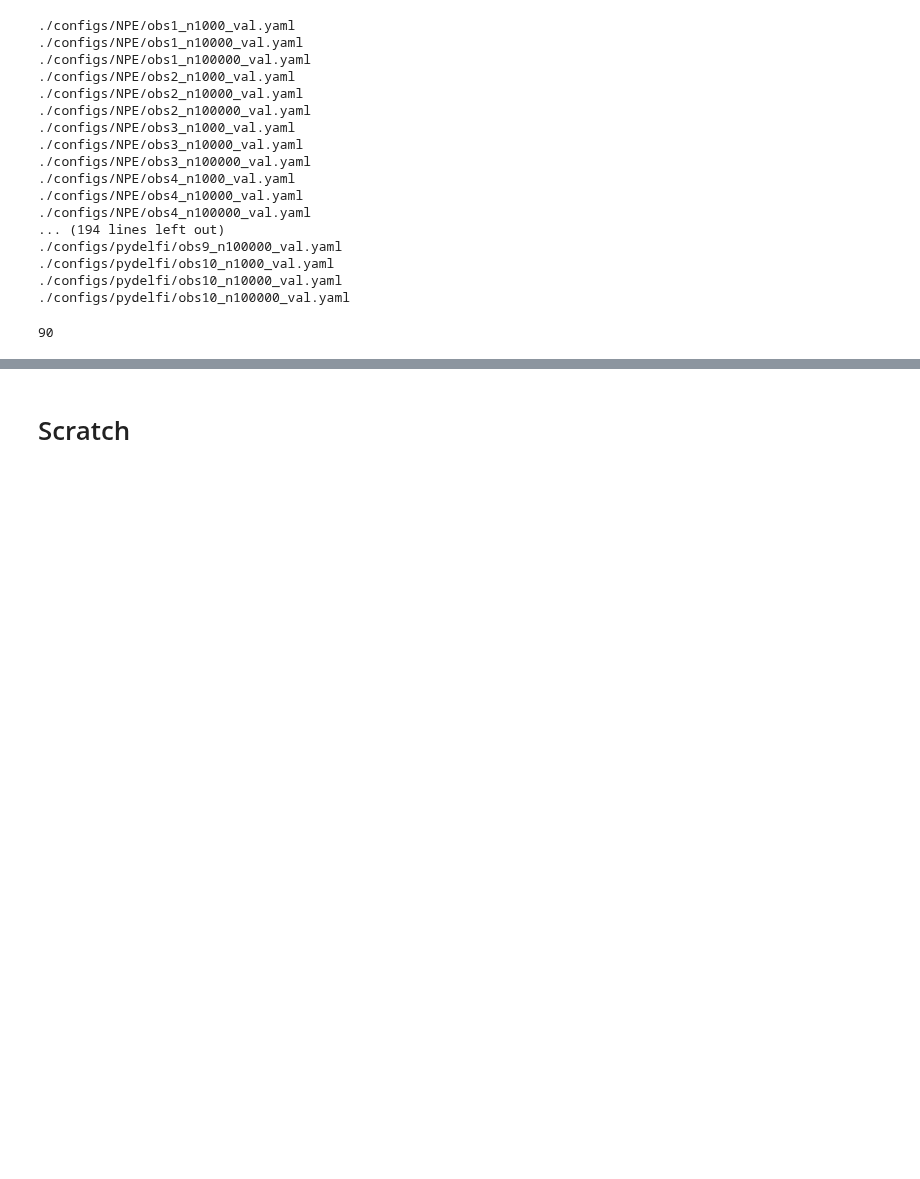
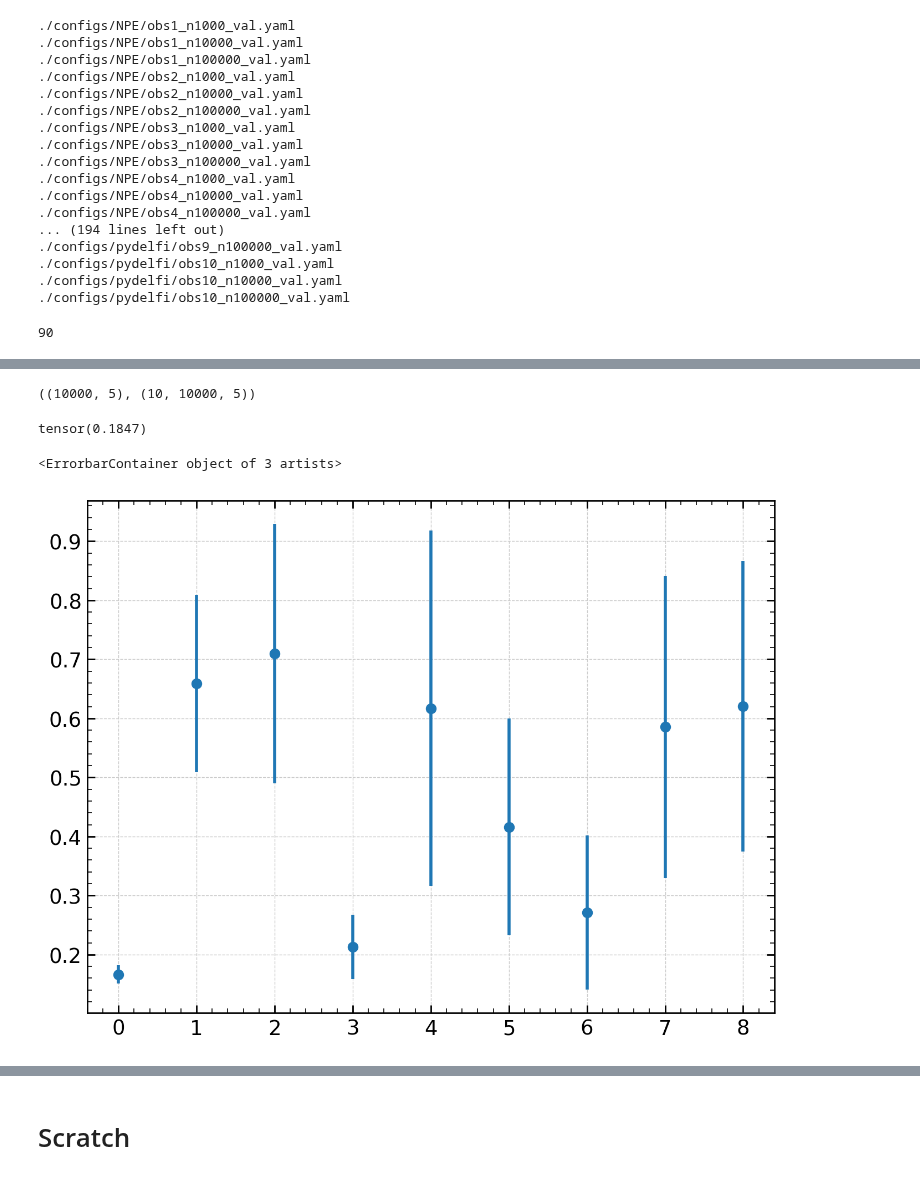
Before and after one commit to maho3/ltu-ili, a Jupyter notebook: paper/3_slcp/fig2b.ipynb, the cells around one changed output, grey strips where cells are left out. Saved outputs shown, nothing was run; the diff lists cells and outputs as text; code cells hidden in the pictures; blank space fills up the shorter version.

Commit message:
adding metrics

```diff
--- a/paper/3_slcp/fig2b.ipynb
+++ b/paper/3_slcp/fig2b.ipynb
@@ -349,0 +385,38 @@ df.to_csv(filename, index=False, header=False)
+# %%
+ref = np.load(join(wdir, 'ref.npy'))
+
+x_ = np.load(record.loc[0, 'samp_file'])
+x_.shape, ref.shape
+# %% [output]
+((10000, 5), (10, 10000, 5))
+# %%
+from sbibm.metrics.c2st import c2st
+from sbibm.metrics.mmd import mmd
+
+x_ = torch.Tensor(x_)
+ref = torch.Tensor(ref)
+# c2st(x_, ref[0])
+mmd(x_, ref[0])
+# %% [output]
+tensor(0.1847)
+# %%
+for i in tqdm(range(len(record))):
+    row = record.loc[i]
+    if row['done']:
+        x_ = np.load(row['samp_file'])
+        x_ = torch.Tensor(x_)
+        r_ = ref[row['obs']-1]
+        record.loc[i, 'mmd'] = mmd(x_, r_).item()
+# %%
+rec = record.dropna(axis=0)
+percs = rec.groupby(['model','N'])['mmd'].apply(np.percentile, [16,50,84])
+percs = percs.reset_index()
+# %%
+
+mmds = np.stack(percs['mmd'].values)
+# %%
+x_ = range(len(percs))
+plt.errorbar(x_, mmds[:,1], yerr=mmds[:,1]-mmds[:,0], fmt='o')
+# %% [output]
+<ErrorbarContainer object of 3 artists>
+[figure, added]
```
Also changed, not shown: parts of 8 cells of this notebook, 2 other files.
